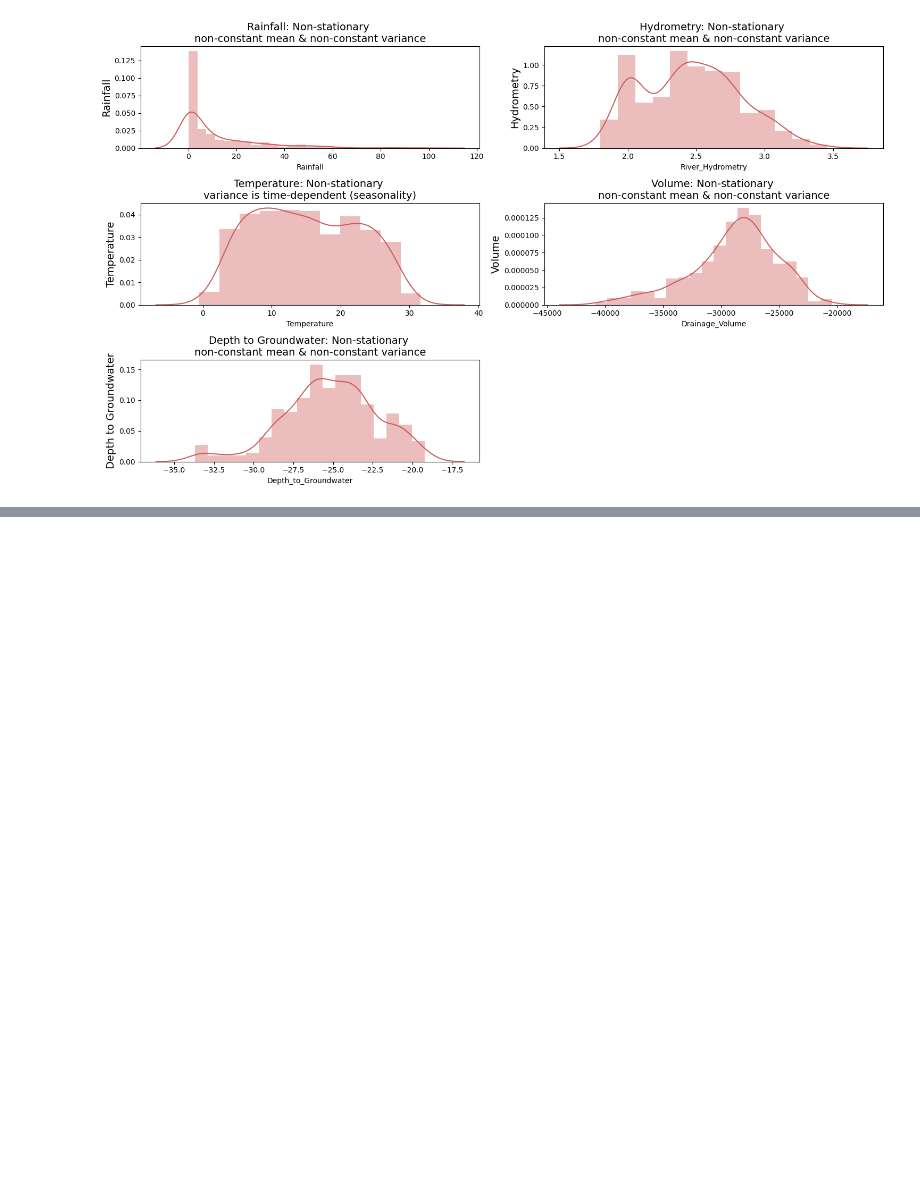
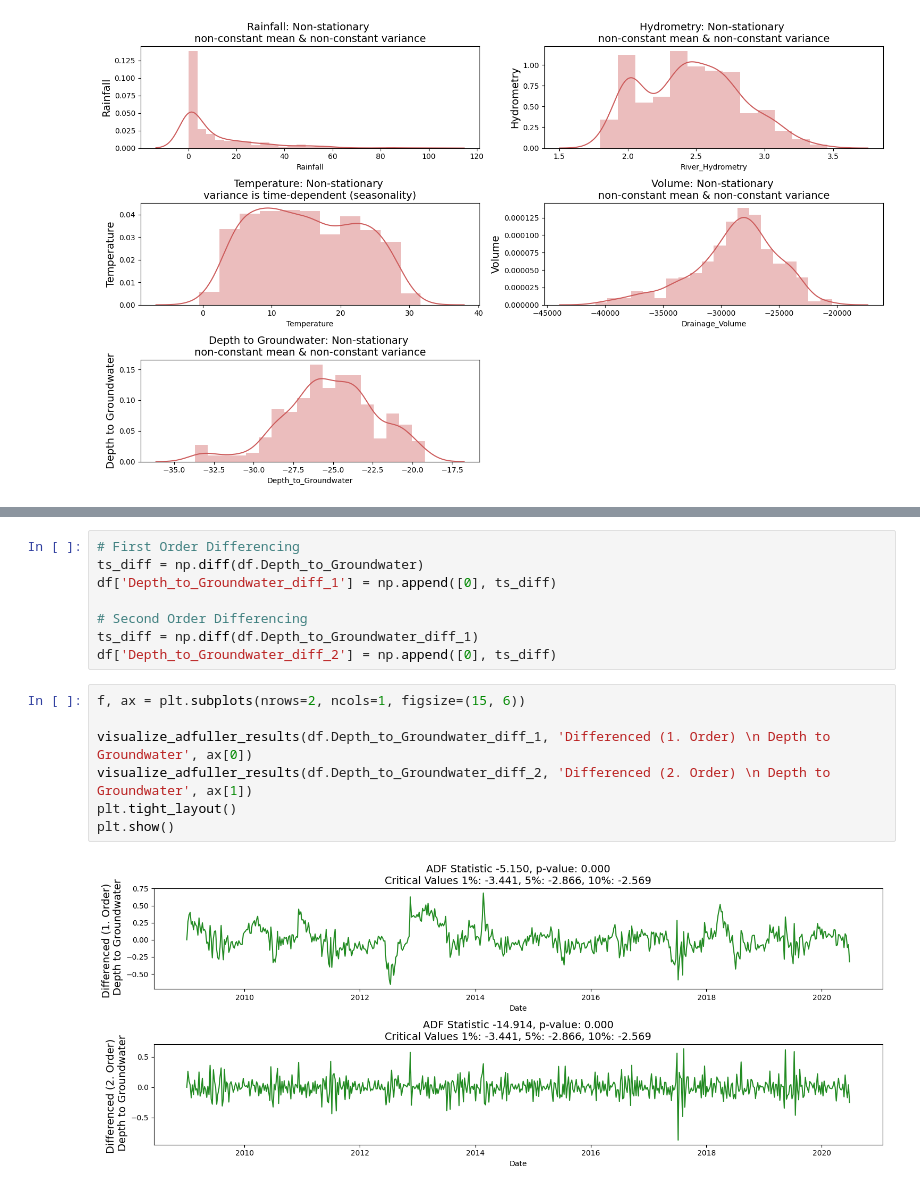
Before and after one commit to sulaiman-shamasna/Introduction-to-Time-series-Forecasting, a Jupyter notebook: notebook_one.ipynb, the cells around one changed output, grey strips where cells are left out. Saved outputs shown, nothing was run; the diff lists cells and outputs as text; blank space fills up the shorter version.

```diff
--- a/notebook_one.ipynb
+++ b/notebook_one.ipynb
@@ -482,0 +571,17 @@ plt.show()
+# %%
+# First Order Differencing
+ts_diff = np.diff(df.Depth_to_Groundwater)
+df['Depth_to_Groundwater_diff_1'] = np.append([0], ts_diff)
+
+# Second Order Differencing
+ts_diff = np.diff(df.Depth_to_Groundwater_diff_1)
+df['Depth_to_Groundwater_diff_2'] = np.append([0], ts_diff)
+# %%
+f, ax = plt.subplots(nrows=2, ncols=1, figsize=(15, 6))
+
+visualize_adfuller_results(df.Depth_to_Groundwater_diff_1, 'Differenced (1. Order) \n Depth to Groundwater', ax[0])
+visualize_adfuller_results(df.Depth_to_Groundwater_diff_2, 'Differenced (2. Order) \n Depth to Groundwater', ax[1])
+plt.tight_layout()
+plt.show()
+# %% [output]
+[figure, added]
```
Also changed, not shown: parts of 8 cells of this notebook.
